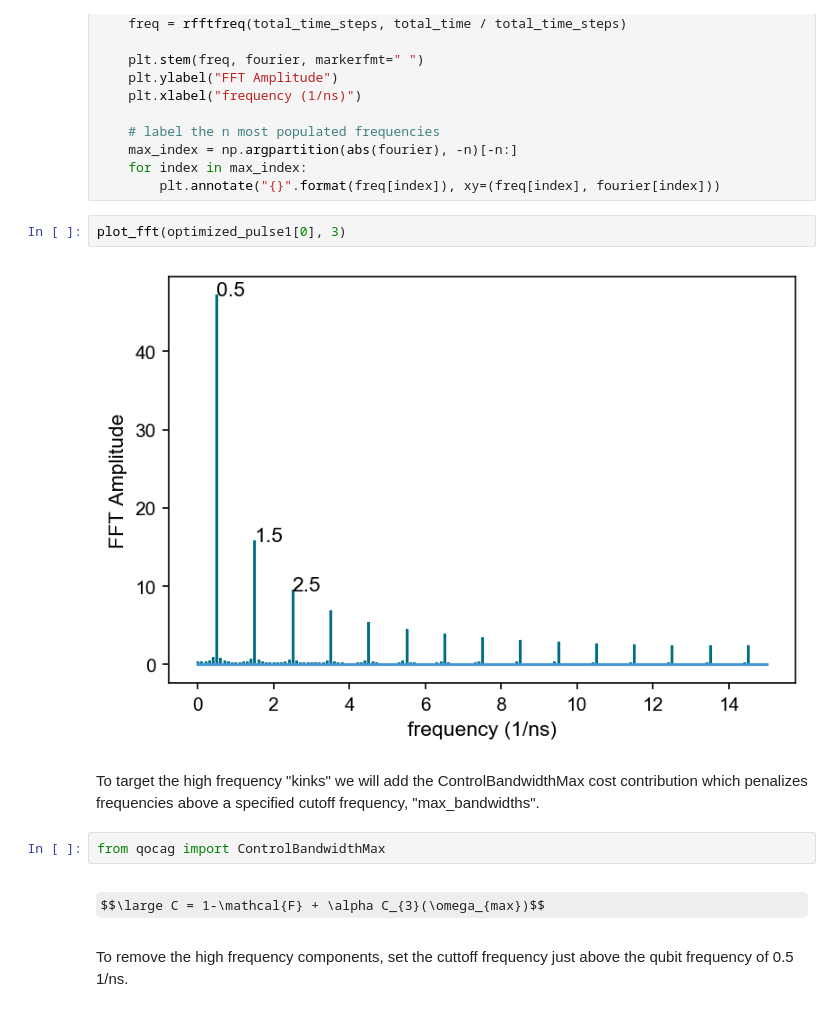
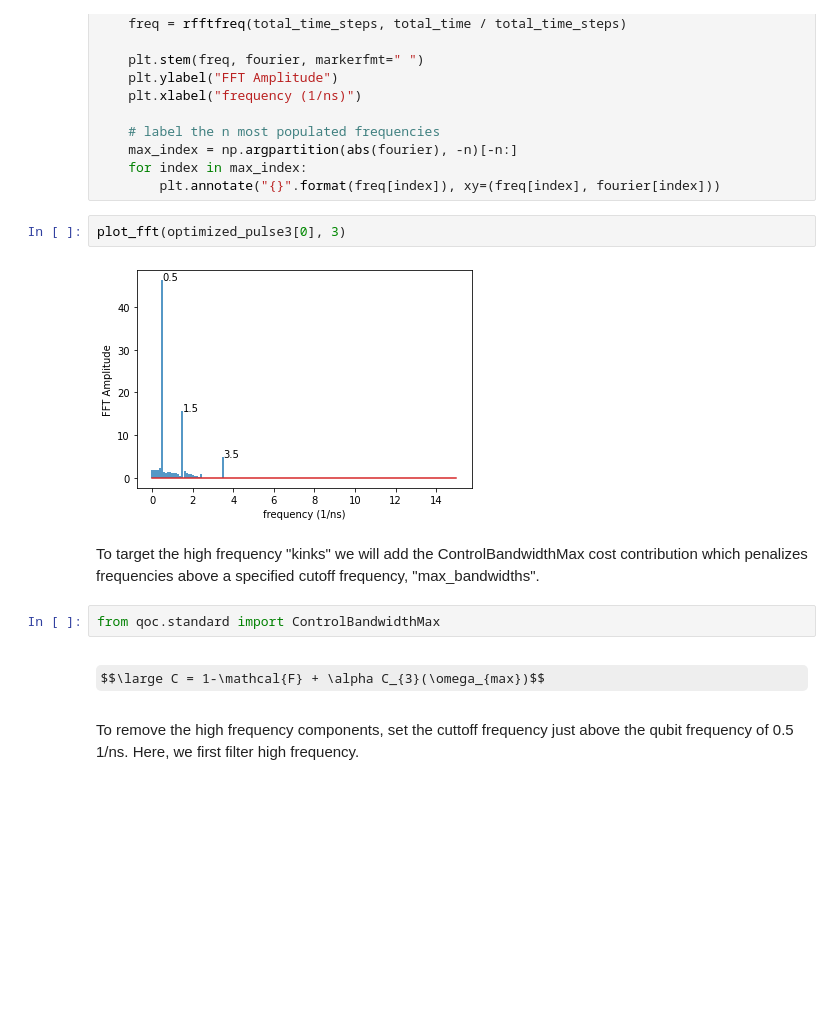
Before and after one commit to scqubits/qoc-tutorials, a Jupyter notebook: StateTransferTutorial.ipynb, the cells around one changed output. Cells and saved outputs as stored; diff of their text form; some formulas as TeX source; blank space fills up the shorter version.

```diff
--- a/StateTransferTutorial.ipynb
+++ b/StateTransferTutorial.ipynb
@@ -188,17 +170,18 @@ def plot_fft(pulse, n):
     for index in max_index:
         plt.annotate("{}".format(freq[index]), xy=(freq[index], fourier[index]))
 # %%
-plot_fft(optimized_pulse1[0], 3)
+plot_fft(optimized_pulse3[0], 3)
 # %% [output]
-[figure, old version]
+[figure, new version]
 # %% [markdown]
 To target the high frequency "kinks" we will add the ControlBandwidthMax cost contribution which penalizes frequencies above a specified cutoff frequency, "max_bandwidths".
 # %%
-from qocag import ControlBandwidthMax
+from qoc.standard import ControlBandwidthMax
 # %% [markdown]
  $$\large C = 1-\mathcal{F} + \alpha C_{3}(\omega_{max})$$
 # %% [markdown]
 To remove the high frequency components, set the cuttoff frequency just above the qubit frequency of 0.5 1/ns.
+Here, we first filter high frequency.
 # %%
 costs = [
     TargetStateInfidelity(target_state),
```
Also changed, not shown: parts of 21 cells of this notebook.
